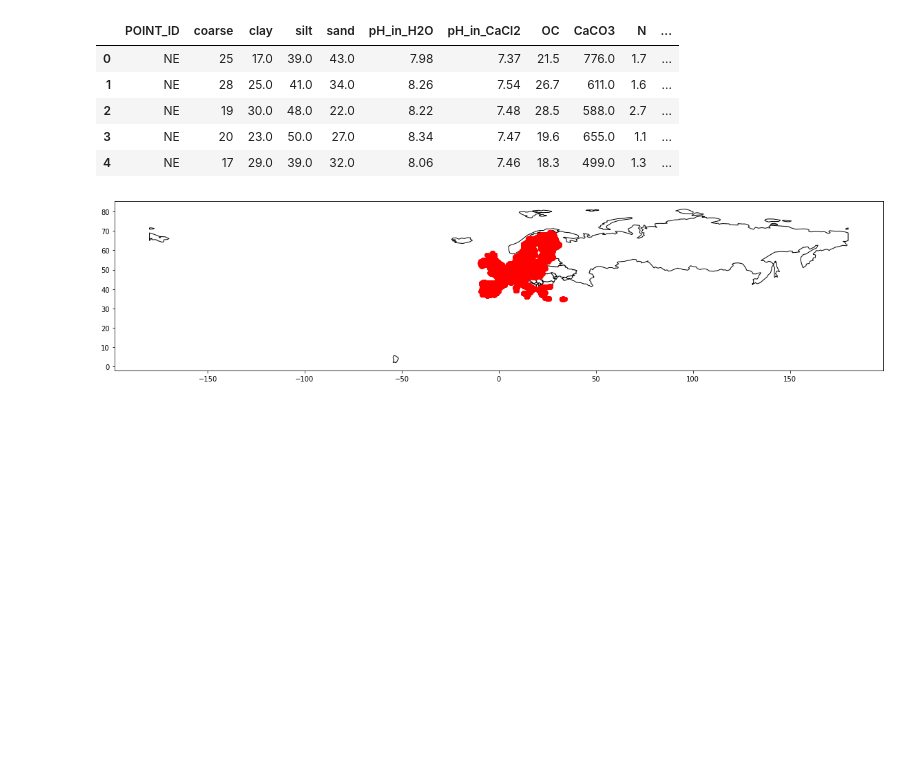
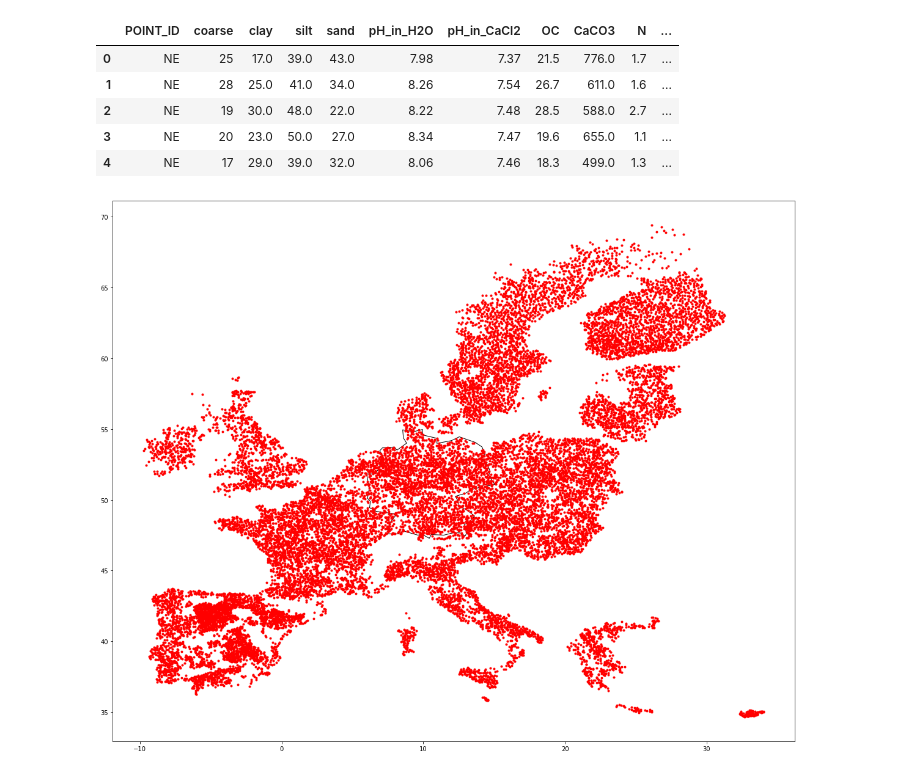
Before and after one commit to ppiont/cnn-soc-wagga, a Jupyter notebook: test.ipynb, the cells around one changed output. Drawn from its saved outputs; the diff is of its cells as text; code cells hidden in the pictures; blank space fills up the shorter version.

```diff
--- a/test.ipynb
+++ b/test.ipynb
@@ -42,4 +114,4 @@ df = pd.read_csv("data/LUCAS_TOPSOIL_v1.csv")
 import geopandas as gpd
 import matplotlib.pyplot as plt
 # %%
-gdf = gpd.GeoDataFrame(df, geometry = gpd.points_from_xy(df.GPS_LONG, df.GPS_LAT))
+gdf = gpd.GeoDataFrame(df, geometry = gpd.points_from_xy(df.GPS_LONG, df.GPS_LAT), crs = "EPSG:4326")
@@ -66,12 +129,12 @@ plt.rcParams['figure.figsize'] = 20,20
 # %%
 world = gpd.read_file(gpd.datasets.get_path('naturalearth_lowres'))
 
-# We restrict to South America.
-ax = world[world.continent == 'Europe'].plot(
+# We restrict geographically
+ax = world[world.name == 'Germany'].plot(
     color='white', edgecolor='black')
 
 # We can now plot our ``GeoDataFrame``.
-gdf.plot(ax=ax, color='red')
+gdf.plot(ax=ax, marker = '.', color='red')
 plt.show()
 # %% [output]
-[figure, old version]
+[figure, new version]
```
Also changed, not shown: parts of 14 cells of this notebook.
